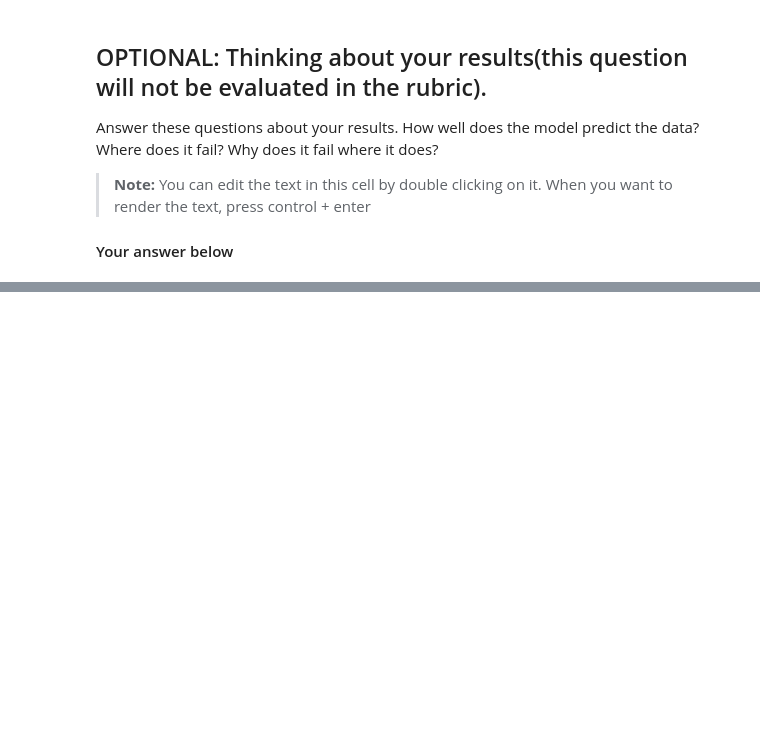
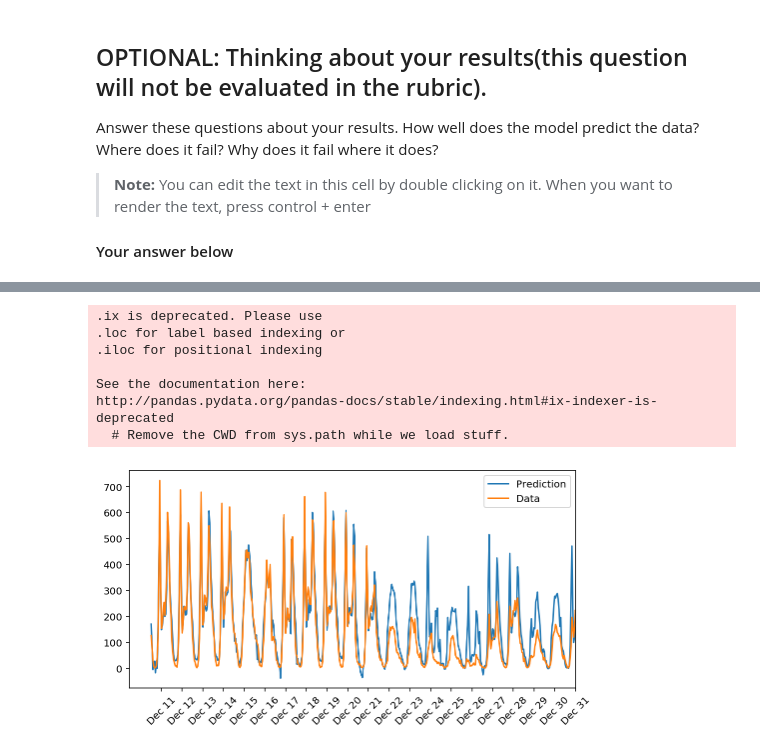
Before and after one commit to mstevenscmu/deep-learning-v2-pytorch, a Jupyter notebook: project-bikesharing/Your_first_neural_network.ipynb, the cells around one changed output, grey strips where cells are left out. Saved outputs shown, nothing was run; the diff lists cells and outputs as text; code cells hidden in the pictures; blank space fills up the shorter version.

```diff
--- a/project-bikesharing/Your_first_neural_network.ipynb
+++ b/project-bikesharing/Your_first_neural_network.ipynb
@@ -271,0 +478,23 @@ Answer these questions about your results. How well does the model predict the d
+# %%
+fig, ax = plt.subplots(figsize=(8,4))
+
+mean, std = scaled_features['cnt']
+predictions = best_network.run(test_features).T*std + mean
+ax.plot(predictions[0], label='Prediction')
+ax.plot((test_targets['cnt']*std + mean).values, label='Data')
+ax.set_xlim(right=len(predictions))
+ax.legend()
+
+dates = pd.to_datetime(rides.ix[test_data.index]['dteday'])
+dates = dates.apply(lambda d: d.strftime('%b %d'))
+ax.set_xticks(np.arange(len(dates))[12::24])
+_ = ax.set_xticklabels(dates[12::24], rotation=45)
+# %% [output]
+.ix is deprecated. Please use
+.loc for label based indexing or
+.iloc for positional indexing
+
+See the documentation here:
+http://pandas.pydata.org/pandas-docs/stable/indexing.html#ix-indexer-is-deprecated
+  # Remove the CWD from sys.path while we load stuff.
+[figure, added]
```
Also changed, not shown: parts of 23 cells of this notebook, 1 other file.
